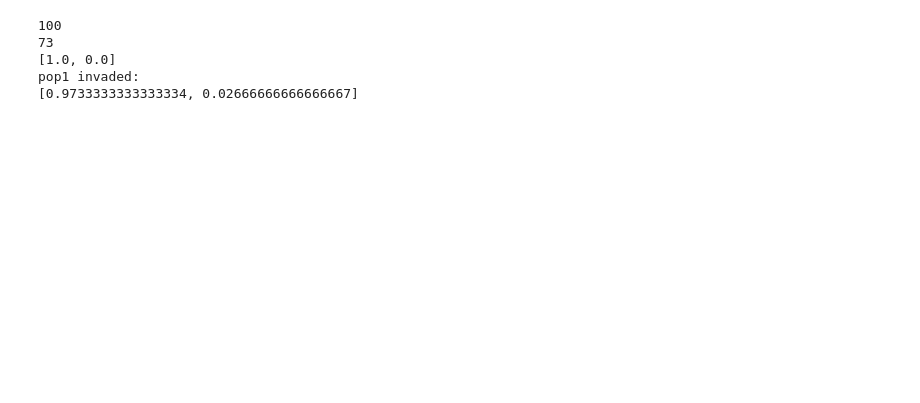
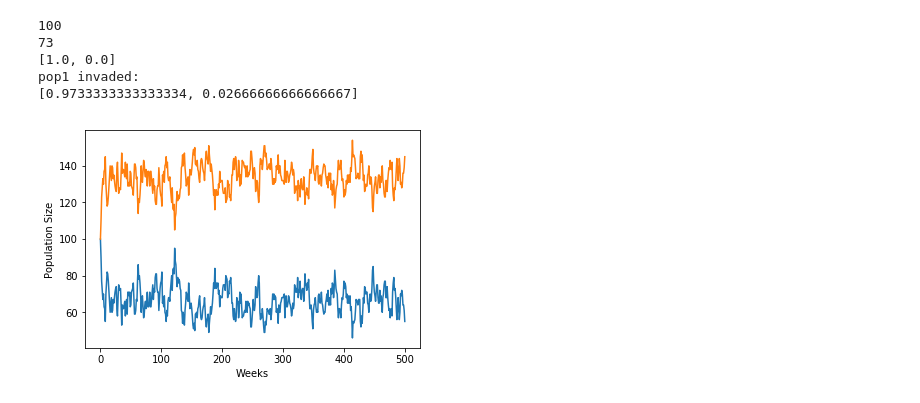
Before and after one commit to hsmi135/Final_Project, a Jupyter notebook: AAA-Final-Project-HeatherSmith.ipynb, the cells around one changed output. Drawn from its saved outputs; the diff is of its cells as text; code cells hidden in the pictures; blank space fills up the shorter version.

```diff
--- a/AAA-Final-Project-HeatherSmith.ipynb
+++ b/AAA-Final-Project-HeatherSmith.ipynb
@@ -132,0 +163,8 @@ class Landscape:
+# %%
+### testing
+
+wonderland=Landscape(weeks=500)
+wonderland.movePops()
+wonderland.Sizeplot()
+# %% [output]
+[figure, added]
```
Also changed, not shown: parts of 3 cells of this notebook.
